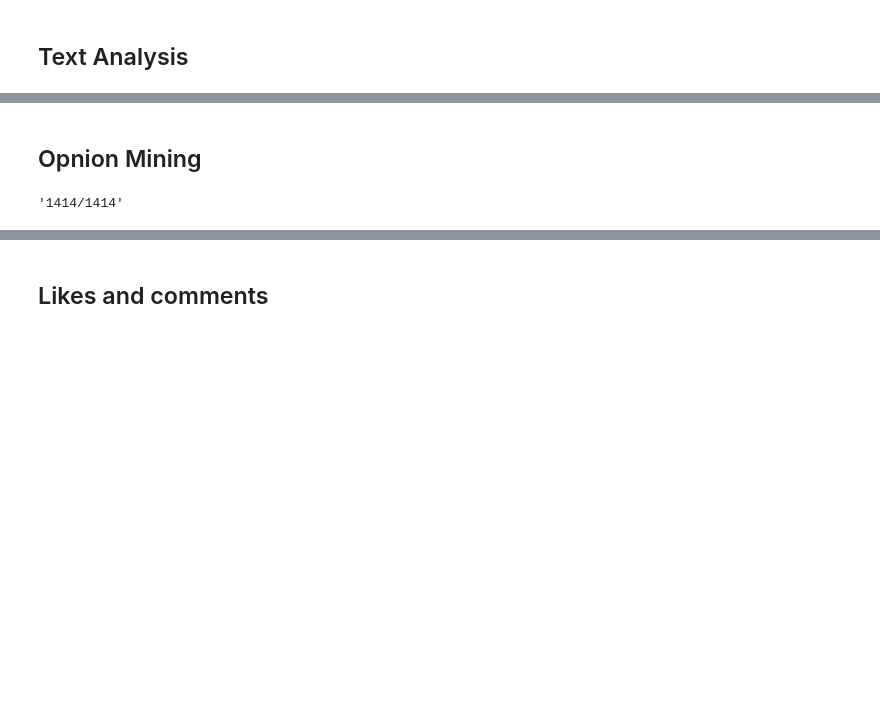
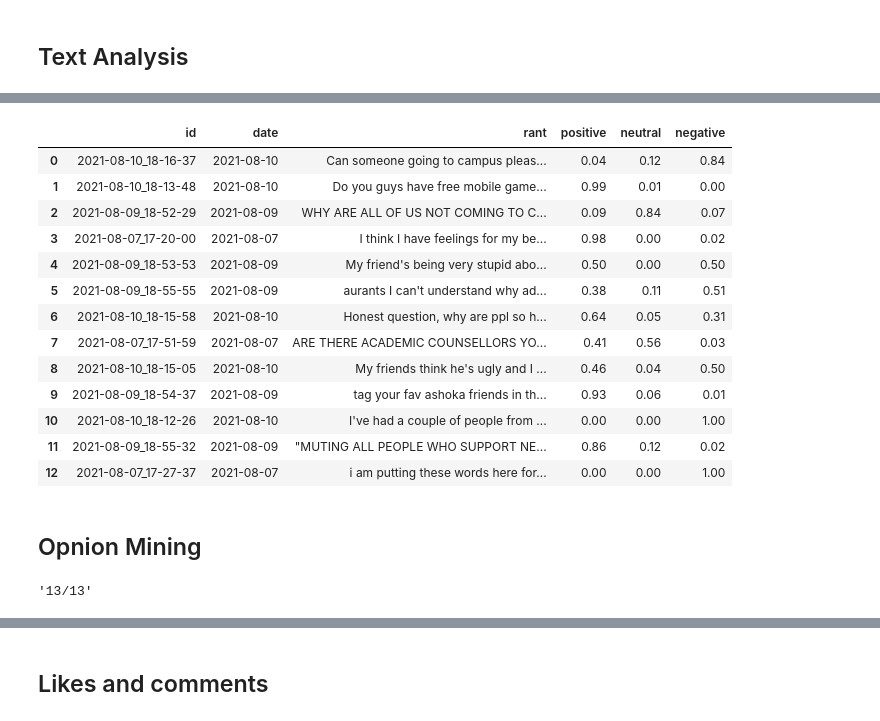
Before and after one commit to ragul-n/Analysis-of-Confession-pages, a Jupyter notebook: Update_Datasets.ipynb, the cells around one changed output, grey strips where cells are left out. Drawn from its saved outputs; the diff is of its cells as text; code cells hidden in the pictures; blank space fills up the shorter version.

```diff
--- a/Update_Datasets.ipynb
+++ b/Update_Datasets.ipynb
@@ -284,3 +278,20 @@ new_data
+# %%
+data
+# %% [output]
+|  | id | date | rant | positive | neutral | negative |
+| 0 | 2021-08-10_18-16-37 | 2021-08-10 | Can someone going to campus pleas... | 0.04 | 0.12 | 0.84 |
+| 1 | 2021-08-10_18-13-48 | 2021-08-10 | Do you guys have free mobile game... | 0.99 | 0.01 | 0.00 |
+| 2 | 2021-08-09_18-52-29 | 2021-08-09 | WHY ARE ALL OF US NOT COMING TO C... | 0.09 | 0.84 | 0.07 |
+| 3 | 2021-08-07_17-20-00 | 2021-08-07 | I think I have feelings for my be... | 0.98 | 0.00 | 0.02 |
+| 4 | 2021-08-09_18-53-53 | 2021-08-09 | My friend's being very stupid abo... | 0.50 | 0.00 | 0.50 |
+| 5 | 2021-08-09_18-55-55 | 2021-08-09 | aurants I can't understand why ad... | 0.38 | 0.11 | 0.51 |
+| 6 | 2021-08-10_18-15-58 | 2021-08-10 | Honest question, why are ppl so h... | 0.64 | 0.05 | 0.31 |
+| 7 | 2021-08-07_17-51-59 | 2021-08-07 | ARE THERE ACADEMIC COUNSELLORS YO... | 0.41 | 0.56 | 0.03 |
+| 8 | 2021-08-10_18-15-05 | 2021-08-10 | My friends think he's ugly and I ... | 0.46 | 0.04 | 0.50 |
+| 9 | 2021-08-09_18-54-37 | 2021-08-09 | tag your fav ashoka friends in th... | 0.93 | 0.06 | 0.01 |
+| 10 | 2021-08-10_18-12-26 | 2021-08-10 | I've had a couple of people from ... | 0.00 | 0.00 | 1.00 |
+| 11 | 2021-08-09_18-55-32 | 2021-08-09 | "MUTING ALL PEOPLE WHO SUPPORT NE... | 0.86 | 0.12 | 0.02 |
+| 12 | 2021-08-07_17-27-37 | 2021-08-07 | i am putting these words here for... | 0.00 | 0.00 | 1.00 |
 # %% [markdown]
 ## Opnion Mining
 # %%
@@ -331,10 +342,10 @@ def opinion_mining(id, date, rant, client):
 opnions=[]
 
 count=0
-length= str(len(new_data))
+length= str(len(data))
 info = display("Compleated: "+str(count) + "/"+ length, display_id=True)
 
-for (rant, id, date) in new_data.loc[: , ["rant", "id", "date"]].values:
+for (rant, id, date) in data.loc[: , ["rant", "id", "date"]].values:
 
     opnion = opinion_mining(id, date, rant, client)
     if opnion != None:
@@ -345,5 +356,5 @@ for (rant, id, date) in new_data.loc[: , ["rant", "id", "date"]].values:
 
 opnions = list(filter(None, opnions))
 # %% [output]
-'1414/1414'
+'13/13'
 # %%
```
Also changed, not shown: parts of 14 cells of this notebook.
